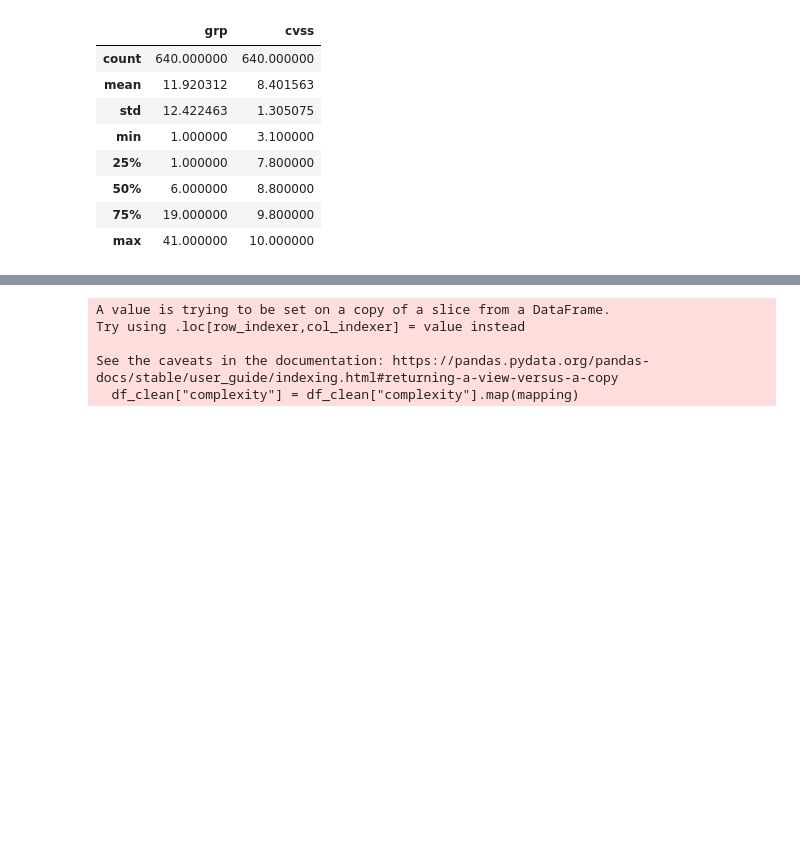
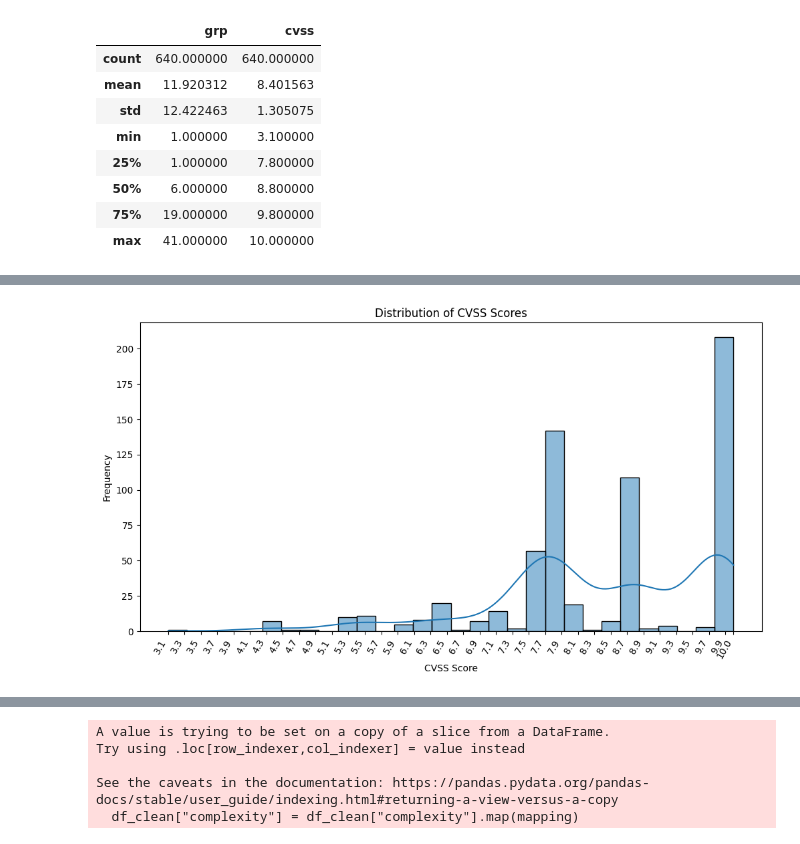
Before and after one commit to S10241798/AITT, a Jupyter notebook: AITT Assignment.ipynb, the cells around one changed output, grey strips where cells are left out. Cells and saved outputs as stored; diff of their text form; code cells hidden in the pictures; blank space fills up the shorter version.

```diff
--- a/AITT Assignment.ipynb
+++ b/AITT Assignment.ipynb
@@ -151,0 +189,23 @@ dtype: object
+# %%
+# Creating a plot to show the frequency of CVSS scores
+
+# Create histogram with finer bins
+plt.figure(figsize=(12, 6))
+sns.histplot(df["cvss"], bins=30, kde=True)
+
+# Set labels
+plt.xlabel("CVSS Score")
+plt.ylabel("Frequency")
+plt.title("Distribution of CVSS Scores")
+
+# Generate tick positions with explicit inclusion of 10.0
+tick_positions = [x/10 for x in range(int(df["cvss"].min()*10.0), int(df["cvss"].max()*10.0)+1, 2)]
+if 10.0 not in tick_positions:
+    tick_positions.append(10.0)  # Ensure 10.0 is included
+
+# Apply custom tick positions and rotation
+plt.xticks(ticks=tick_positions, rotation=60, ha='right')
+
+plt.show()
+# %% [output]
+[figure, added]
```
Also changed, not shown: parts of 13 cells of this notebook.
